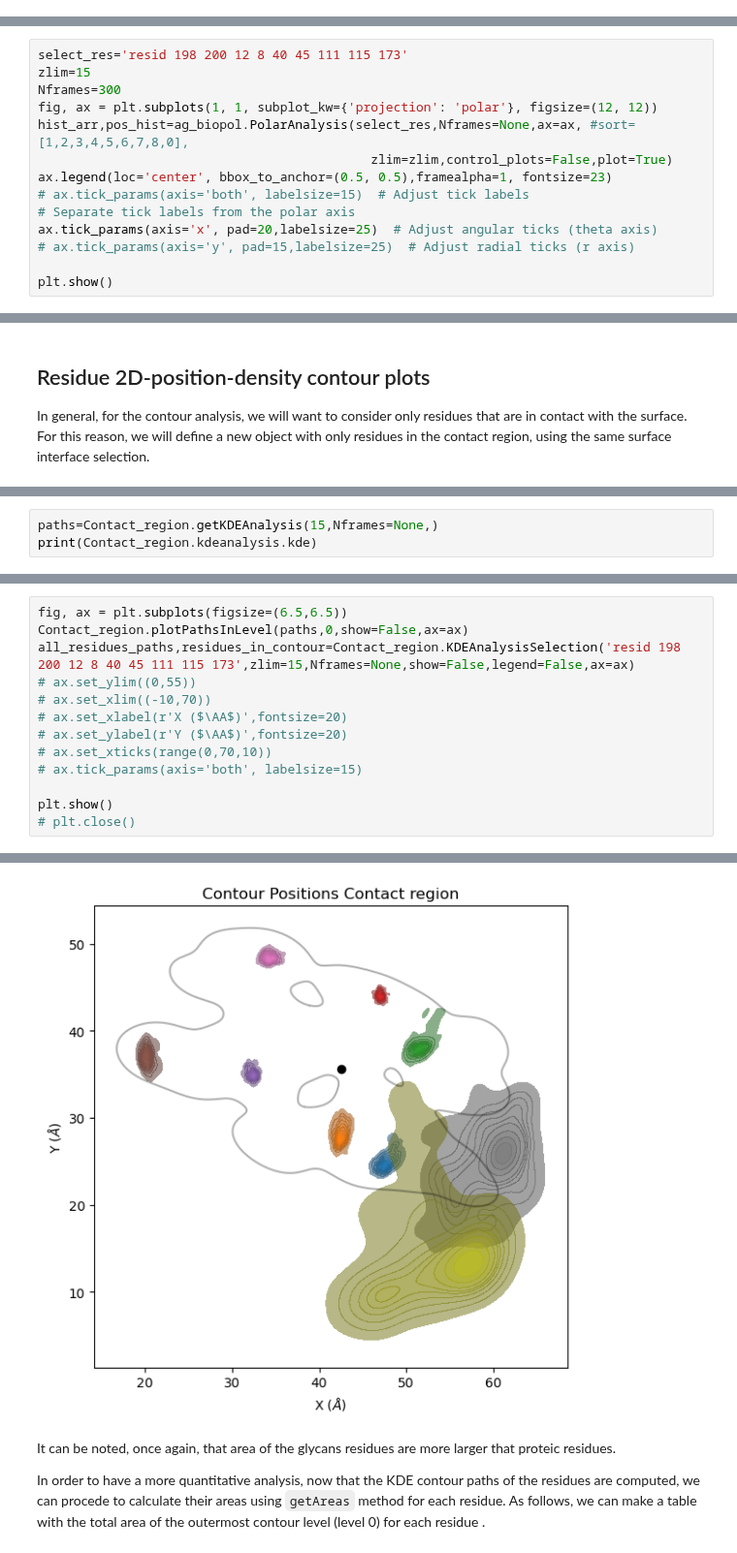
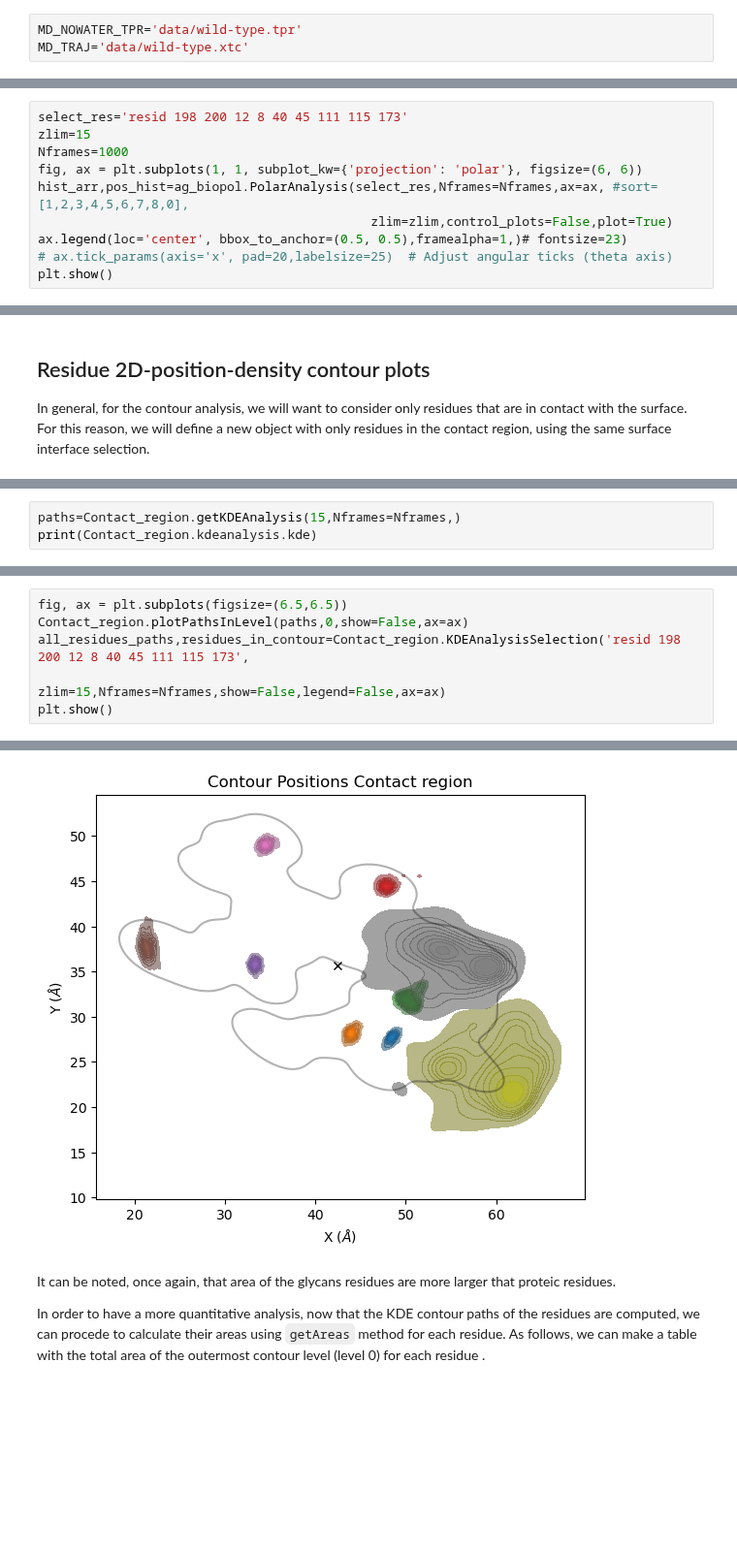
Before and after one commit to pyF4all/2DanalysisTutorials, a Jupyter notebook: BioPolymer2D/BioPolymer2D_Tutorial.ipynb, the cells around one changed output, grey strips where cells are left out. Shown at 97% size. Cells and saved outputs as stored; diff of their text form; blank space fills up the shorter version.

```diff
--- a/BioPolymer2D/BioPolymer2D_Tutorial.ipynb
+++ b/BioPolymer2D/BioPolymer2D_Tutorial.ipynb
@@ -80,3 +94,6 @@ In Figure 2,  we can see our system that is given by the SARS-CoV2 RBD in black,
+# %%
+MD_NOWATER_TPR='data/wild-type.tpr'
+MD_TRAJ='data/wild-type.xtc'
 # %%
 # u=mda.Universe(MD_NOWATER_TPR,MD_TRAJ)
 # sel = u.select_atoms("resid 193-200 or protein")
@@ -366,15 +390,11 @@ NGLWidget(layout=Layout(height='400px', width='500px'), max_frame=300)
 # %%
 select_res='resid 198 200 12 8 40 45 111 115 173'
 zlim=15
-Nframes=300
-fig, ax = plt.subplots(1, 1, subplot_kw={'projection': 'polar'}, figsize=(12, 12))
-hist_arr,pos_hist=ag_biopol.PolarAnalysis(select_res,Nframes=None,ax=ax, #sort=[1,2,3,4,5,6,7,8,0],
+Nframes=1000
+fig, ax = plt.subplots(1, 1, subplot_kw={'projection': 'polar'}, figsize=(6, 6))
+hist_arr,pos_hist=ag_biopol.PolarAnalysis(select_res,Nframes=Nframes,ax=ax, #sort=[1,2,3,4,5,6,7,8,0],
                                             zlim=zlim,control_plots=False,plot=True)
-ax.legend(loc='center', bbox_to_anchor=(0.5, 0.5),framealpha=1, fontsize=23)
-# ax.tick_params(axis='both', labelsize=15)  # Adjust tick labels
-# Separate tick labels from the polar axis
-ax.tick_params(axis='x', pad=20,labelsize=25)  # Adjust angular ticks (theta axis)
-# ax.tick_params(axis='y', pad=15,labelsize=25)  # Adjust radial ticks (r axis)
-
+ax.legend(loc='center', bbox_to_anchor=(0.5, 0.5),framealpha=1,)# fontsize=23)
+# ax.tick_params(axis='x', pad=20,labelsize=25)  # Adjust angular ticks (theta axis)
 plt.show()
 # %% [output]
@@ -410,4 +431,4 @@ We compute the KDE Contours using `getKDEAnalysis` with the  same `zlim` and `Nf
 # %%
-paths=Contact_region.getKDEAnalysis(15,Nframes=None,)
+paths=Contact_region.getKDEAnalysis(15,Nframes=Nframes,)
 print(Contact_region.kdeanalysis.kde)
 # %% [output]
@@ -427,14 +448,7 @@ Axes(0.125,0.11;0.775x0.77)
 # %%
 fig, ax = plt.subplots(figsize=(6.5,6.5))
 Contact_region.plotPathsInLevel(paths,0,show=False,ax=ax)
-all_residues_paths,residues_in_contour=Contact_region.KDEAnalysisSelection('resid 198 200 12 8 40 45 111 115 173',zlim=15,Nframes=None,show=False,legend=False,ax=ax)
-# ax.set_ylim((0,55))
-# ax.set_xlim((-10,70))
-# ax.set_xlabel(r'X ($\AA$)',fontsize=20)
-# ax.set_ylabel(r'Y ($\AA$)',fontsize=20)
-# ax.set_xticks(range(0,70,10))
-# ax.tick_params(axis='both', labelsize=15)
-
+all_residues_paths,residues_in_contour=Contact_region.KDEAnalysisSelection('resid 198 200 12 8 40 45 111 115 173',
+                                                                           zlim=15,Nframes=Nframes,show=False,legend=False,ax=ax)
 plt.show()
-# plt.close()
 # %% [output]
@@ -445,4 +460,4 @@ There are 289  frames < 15 A in Z
-[figure, old version]
+[figure, new version]
 # %% [markdown]
 It can be noted, once again, that area of the glycans residues are more larger that proteic residues.
 
```
Also changed, not shown: parts of 57 cells of this notebook.
